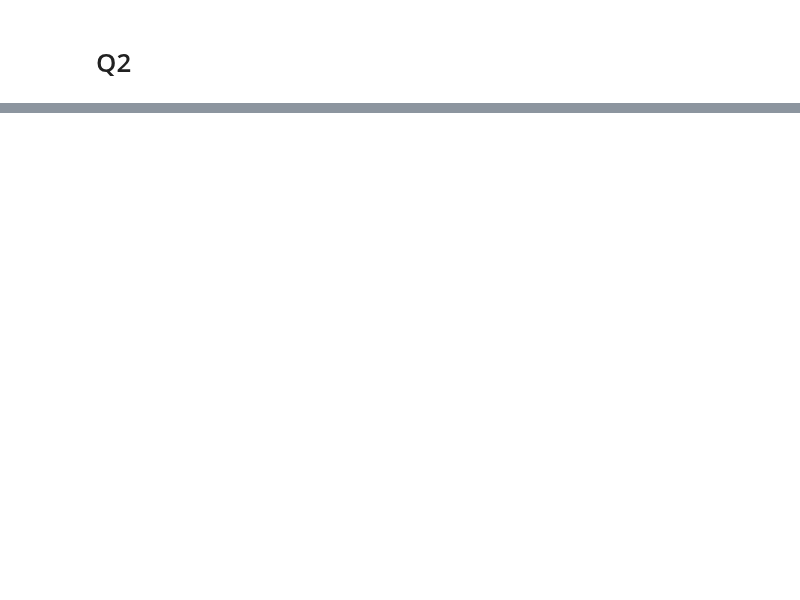
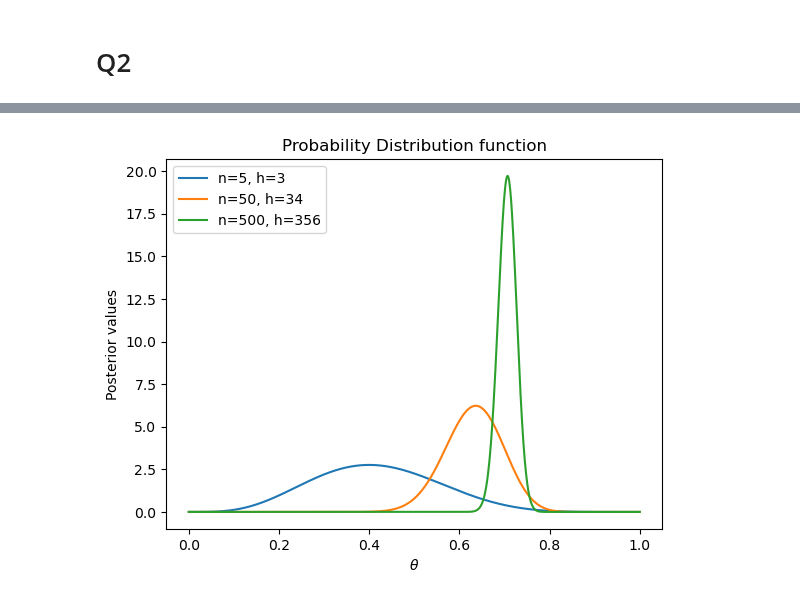
Before and after one commit to kparrine/Computational_Astro, a Jupyter notebook: C6/C6.ipynb, the cells around one changed output, grey strips where cells are left out. Drawn from its saved outputs; the diff is of its cells as text; code cells hidden in the pictures; blank space fills up the shorter version.

```diff
--- a/C6/C6.ipynb
+++ b/C6/C6.ipynb
@@ -57,0 +69,12 @@ posterior = make_posterior(prior, likelihood)
+# %%
+posterior = Bayes("HW06_data.txt",2,5)
+
+thetas = np.linspace(0,1,1000) #test over different values of theta
+p_vals = np.array([posterior(t) for t in thetas])
+
+plt.figure(figsize=(8,6))
+plt.plot(thetas,p_vals)
+plt.xlabel(r"$\theta$")
+plt.ylabel("Posterior values")
+plt.title("Probability Distribution function")
+plt.show()
@@ -57,0 +83,21 @@ posterior = make_posterior(prior, likelihood)
+# %%
+data = np.loadtxt("HW06_data.txt")
+n = [5,50,500]
+prior = make_prior(2, 5)
+thetas = np.linspace(0,1,1000) #test over different values of theta
+
+for coin_flips in n:
+    h = int(np.sum(data[:coin_flips]))
+    likelihood = make_likelihood(coin_flips, h)
+    posterior = make_posterior(prior, likelihood)
+    p_vals = np.array([posterior(t) for t in thetas])
+
+    plt.plot(thetas, p_vals, label=f"n={coin_flips}, h={h}")
+
+plt.xlabel(r"$\theta$")
+plt.ylabel("Posterior values")
+plt.title("Probability Distribution function")
+plt.legend()
+plt.show()
+# %% [output]
+[figure, added]
```
Also changed, not shown: parts of 14 cells of this notebook.
